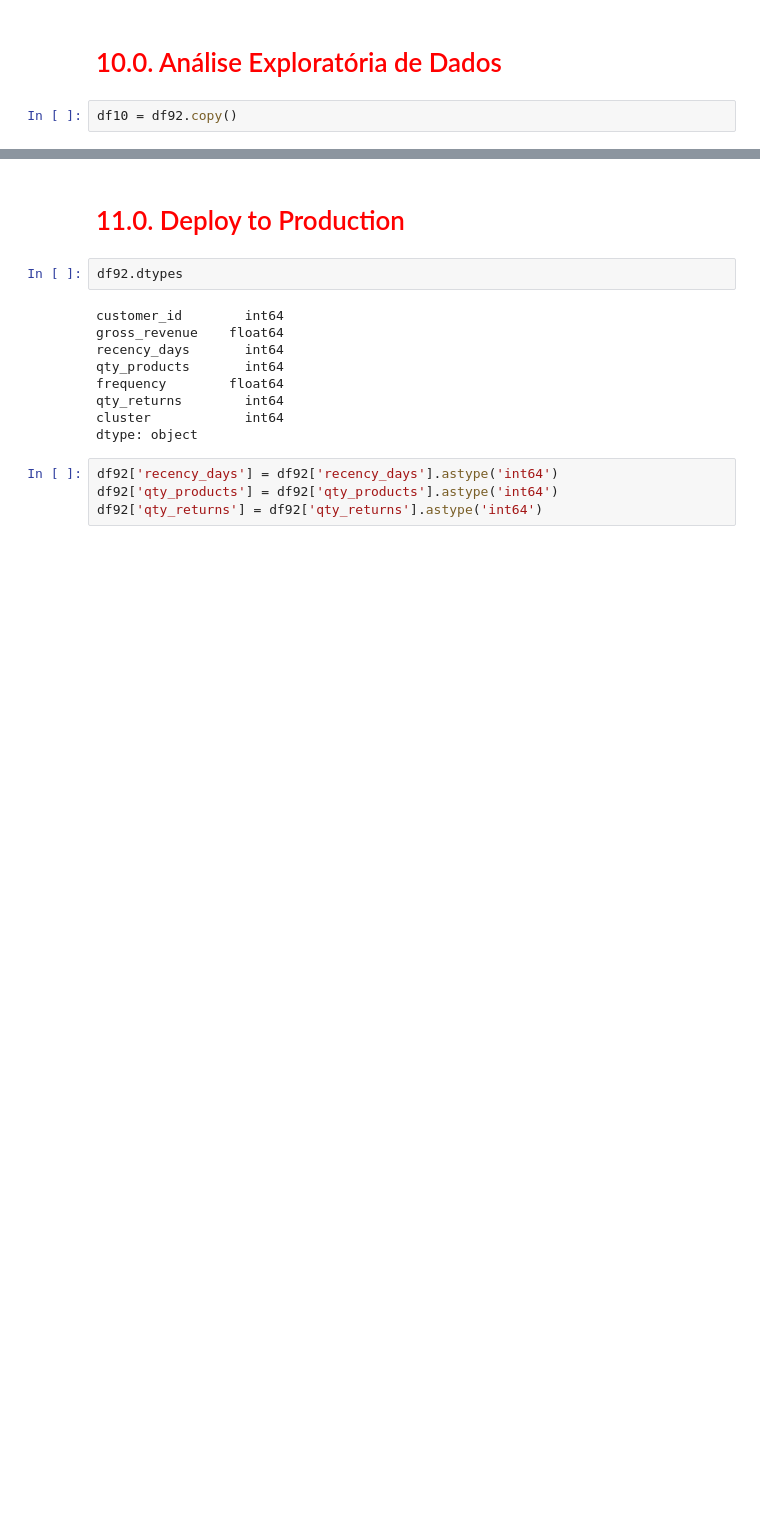
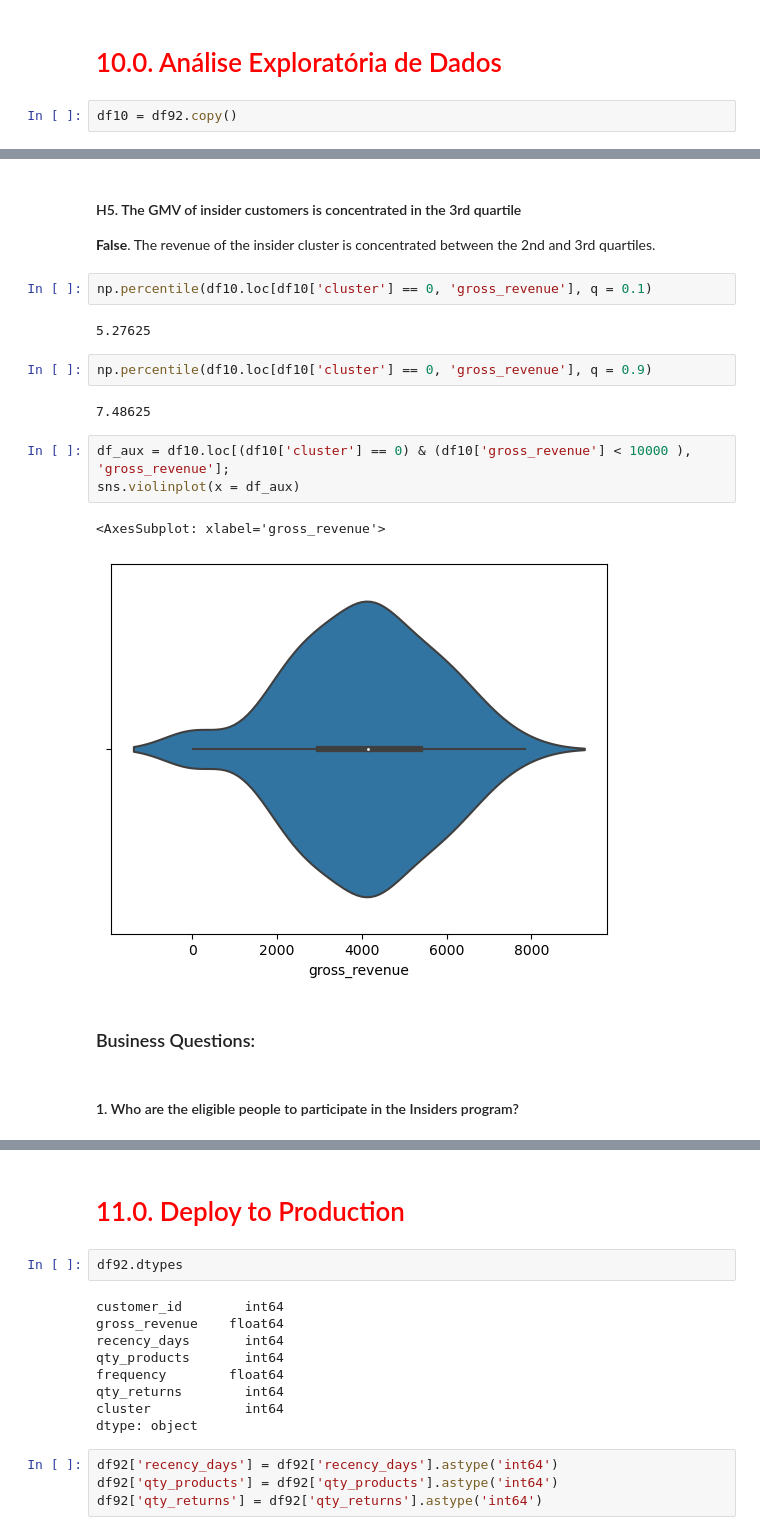
Before and after one commit to pgdemiranda/insiders, a Jupyter notebook: notebooks/c10.0-pgdm-deploy.ipynb, the cells around one changed output, grey strips where cells are left out. Drawn from its saved outputs; the diff is of its cells as text; blank space fills up the shorter version.

```diff
--- a/notebooks/c10.0-pgdm-deploy.ipynb
+++ b/notebooks/c10.0-pgdm-deploy.ipynb
@@ -718,0 +757,21 @@ df10 = df92.copy()
+# %% [markdown]
+#### H5. The GMV of insider customers is concentrated in the 3rd quartile
+**False**. The revenue of the insider cluster is concentrated between the 2nd and 3rd quartiles.
+# %%
+np.percentile(df10.loc[df10['cluster'] == 0, 'gross_revenue'], q = 0.1)
+# %% [output]
+5.27625
+# %%
+np.percentile(df10.loc[df10['cluster'] == 0, 'gross_revenue'], q = 0.9)
+# %% [output]
+7.48625
+# %%
+df_aux = df10.loc[(df10['cluster'] == 0) & (df10['gross_revenue'] < 10000 ), 'gross_revenue'];
+sns.violinplot(x = df_aux)
+# %% [output]
+<AxesSubplot: xlabel='gross_revenue'>
+[figure, added]
+# %% [markdown]
+### Business Questions:
+# %% [markdown]
+#### 1. Who are the eligible people to participate in the Insiders program?
```
Also changed, not shown: parts of 38 cells of this notebook, 3 other files.
